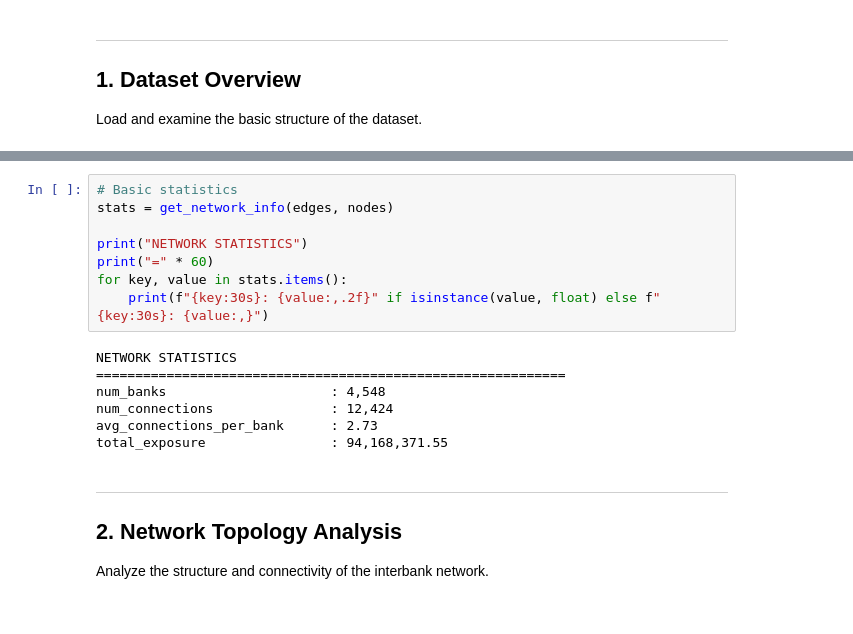
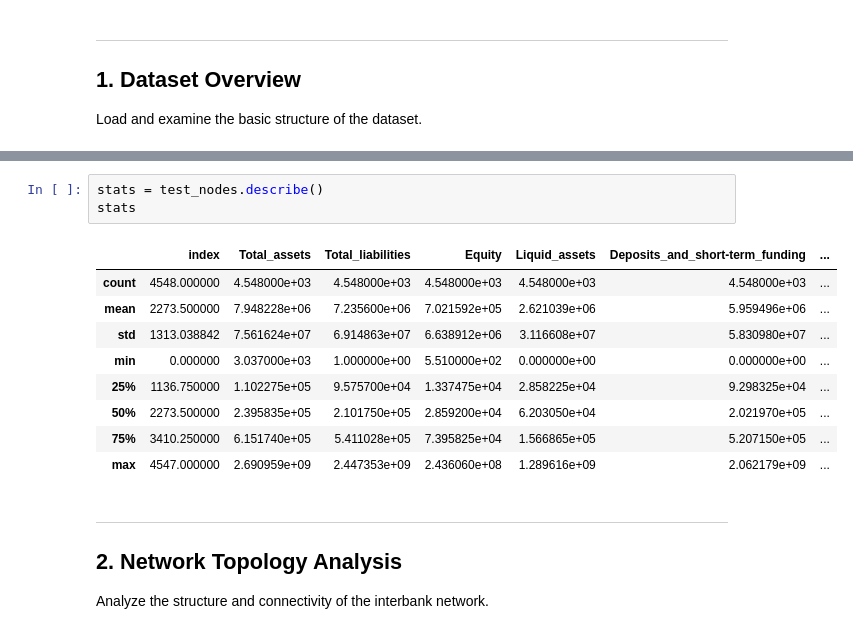
Before and after one commit to RubenCMarques/Using-GNNs-to-minimize-systemic-risk, a Jupyter notebook: notebooks/01_data_exploration.ipynb, the cells around one changed output, grey strips where cells are left out. Cells and saved outputs as stored; diff of their text form.

```diff
--- a/notebooks/01_data_exploration.ipynb
+++ b/notebooks/01_data_exploration.ipynb
@@ -208,18 +157,16 @@ NODE DATA SAMPLE (first 10 columns)
-# %%
-# Basic statistics
-stats = get_network_info(edges, nodes)
-
-print("NETWORK STATISTICS")
-print("=" * 60)
-for key, value in stats.items():
-    print(f"{key:30s}: {value:,.2f}" if isinstance(value, float) else f"{key:30s}: {value:,}")
-# %% [output]
-NETWORK STATISTICS
-============================================================
-num_banks                     : 4,548
-num_connections               : 12,424
-avg_connections_per_bank      : 2.73
-total_exposure                : 94,168,371.55
+# %%
+stats = test_nodes.describe()
+stats
+# %% [output]
+|  | index | Total_assets | Total_liabilities | Equity | Liquid_assets | Deposits_and_short-term_funding | ... |
+| count | 4548.000000 | 4.548000e+03 | 4.548000e+03 | 4.548000e+03 | 4.548000e+03 | 4.548000e+03 | ... |
+| mean | 2273.500000 | 7.948228e+06 | 7.235600e+06 | 7.021592e+05 | 2.621039e+06 | 5.959496e+06 | ... |
+| std | 1313.038842 | 7.561624e+07 | 6.914863e+07 | 6.638912e+06 | 3.116608e+07 | 5.830980e+07 | ... |
+| min | 0.000000 | 3.037000e+03 | 1.000000e+00 | 5.510000e+02 | 0.000000e+00 | 0.000000e+00 | ... |
+| 25% | 1136.750000 | 1.102275e+05 | 9.575700e+04 | 1.337475e+04 | 2.858225e+04 | 9.298325e+04 | ... |
+| 50% | 2273.500000 | 2.395835e+05 | 2.101750e+05 | 2.859200e+04 | 6.203050e+04 | 2.021970e+05 | ... |
+| 75% | 3410.250000 | 6.151740e+05 | 5.411028e+05 | 7.395825e+04 | 1.566865e+05 | 5.207150e+05 | ... |
+| max | 4547.000000 | 2.690959e+09 | 2.447353e+09 | 2.436060e+08 | 1.289616e+09 | 2.062179e+09 | ... |
 # %% [markdown]
 ---
 ## 2. Network Topology Analysis
```
Also changed, not shown: parts of 22 cells of this notebook, 10 other files.
